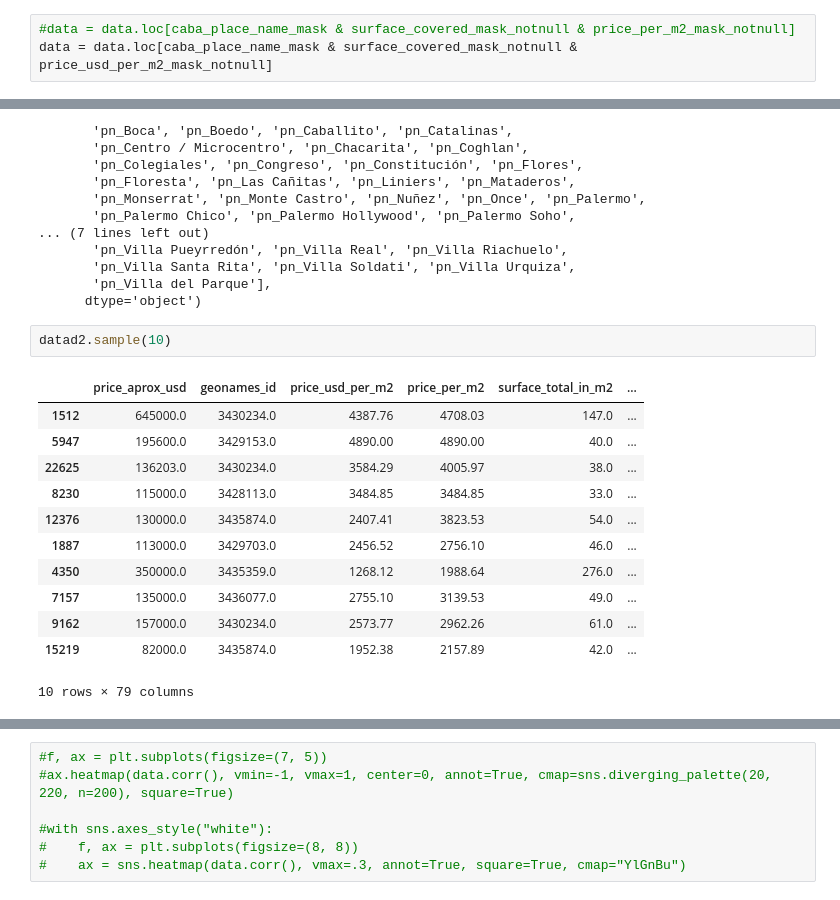
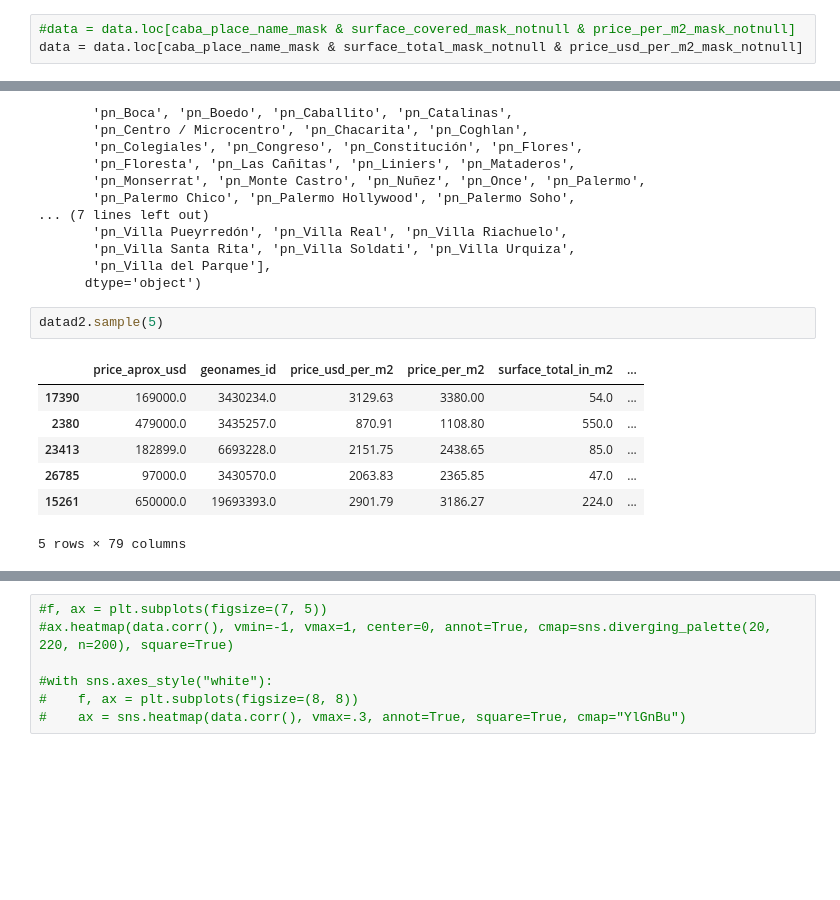
Before and after one commit to mauriciomem/DH_DS_desafio_2_properati, a Jupyter notebook: properati_d2_g2_mau.ipynb, the cells around one changed output, grey strips where cells are left out. Saved outputs shown, nothing was run; the diff lists cells and outputs as text; blank space fills up the shorter version.

```diff
--- a/properati_d2_g2_mau.ipynb
+++ b/properati_d2_g2_mau.ipynb
@@ -98,7 +100,7 @@ price_per_m2_mask_notnull = data.price_per_m2.notnull()
 price_usd_per_m2_mask_notnull = data.price_usd_per_m2.notnull()
 # %%
 #data = data.loc[caba_place_name_mask & surface_covered_mask_notnull & price_per_m2_mask_notnull]
-data = data.loc[caba_place_name_mask & surface_covered_mask_notnull & price_usd_per_m2_mask_notnull]
+data = data.loc[caba_place_name_mask & surface_total_mask_notnull & price_usd_per_m2_mask_notnull]
 # %%
 # crear variables dummies
 property_type_dummies = pd.get_dummies(data.property_type, prefix='prop_type')
@@ -239,20 +232,15 @@ Index(['price_aprox_usd', 'geonames_id', 'price_usd_per_m2', 'price_per_m2',
        'pn_Villa del Parque'],
       dtype='object')
 # %%
-datad2.sample(10)
+datad2.sample(5)
 # %% [output]
 |  | price_aprox_usd | geonames_id | price_usd_per_m2 | price_per_m2 | surface_total_in_m2 | ... |
-| 1512 | 645000.0 | 3430234.0 | 4387.76 | 4708.03 | 147.0 | ... |
-| 5947 | 195600.0 | 3429153.0 | 4890.00 | 4890.00 | 40.0 | ... |
-| 22625 | 136203.0 | 3430234.0 | 3584.29 | 4005.97 | 38.0 | ... |
-| 8230 | 115000.0 | 3428113.0 | 3484.85 | 3484.85 | 33.0 | ... |
-| 12376 | 130000.0 | 3435874.0 | 2407.41 | 3823.53 | 54.0 | ... |
-| 1887 | 113000.0 | 3429703.0 | 2456.52 | 2756.10 | 46.0 | ... |
-| 4350 | 350000.0 | 3435359.0 | 1268.12 | 1988.64 | 276.0 | ... |
-| 7157 | 135000.0 | 3436077.0 | 2755.10 | 3139.53 | 49.0 | ... |
-| 9162 | 157000.0 | 3430234.0 | 2573.77 | 2962.26 | 61.0 | ... |
-| 15219 | 82000.0 | 3435874.0 | 1952.38 | 2157.89 | 42.0 | ... |
+| 17390 | 169000.0 | 3430234.0 | 3129.63 | 3380.00 | 54.0 | ... |
+| 2380 | 479000.0 | 3435257.0 | 870.91 | 1108.80 | 550.0 | ... |
+| 23413 | 182899.0 | 6693228.0 | 2151.75 | 2438.65 | 85.0 | ... |
+| 26785 | 97000.0 | 3430570.0 | 2063.83 | 2365.85 | 47.0 | ... |
+| 15261 | 650000.0 | 19693393.0 | 2901.79 | 3186.27 | 224.0 | ... |
-10 rows × 79 columns
+5 rows × 79 columns
 # %%
 #data.cochera.value_counts()
 datad2.loc[:, ['price_aprox_usd', 'price_usd_per_m2', 'surface_covered_in_m2', 'surface_total_in_m2', 'cochera', 'price_per_m2']].corr()
```
Also changed, not shown: parts of 22 cells of this notebook.
